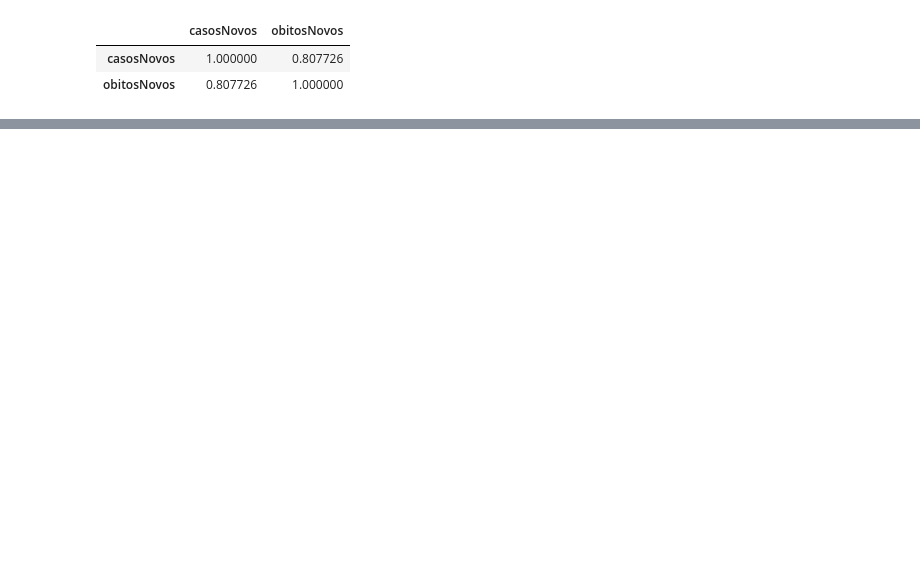
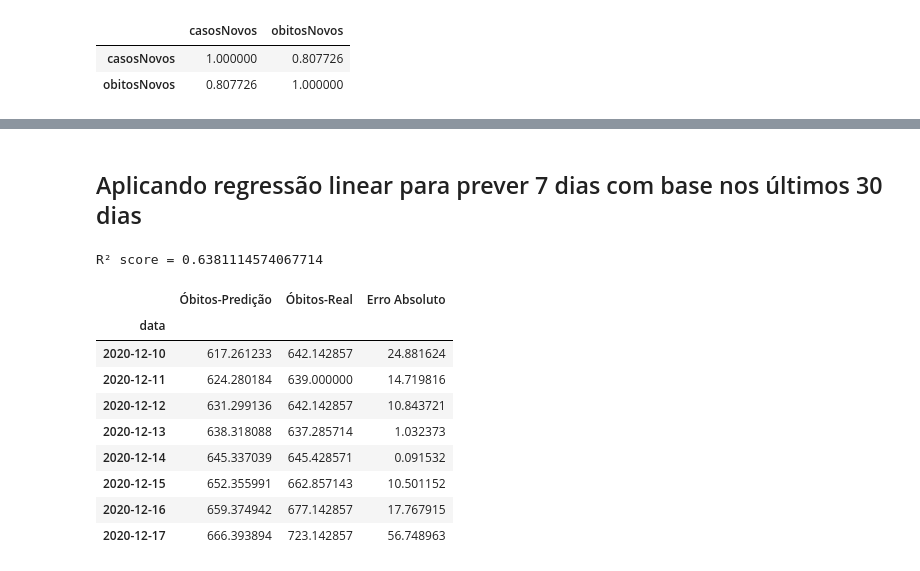
Before and after one commit to SilvioDaCol/Analise_COVID19, a Jupyter notebook: Analysis_II.ipynb, the cells around one changed output, grey strips where cells are left out. Cells and saved outputs as stored; diff of their text form; code cells hidden in the pictures; blank space fills up the shorter version.

```diff
--- a/Analysis_II.ipynb
+++ b/Analysis_II.ipynb
@@ -118,0 +162,30 @@ Pode-se notar uma alta correlação como era de se esperar.
+# %% [markdown]
+## Aplicando regressão linear para prever 7 dias com base nos últimos 30 dias
+# %%
+regressor = LinearRegression()
+regressor.fit(X_train, y_train)
+
+print(f'R² score = {regressor.score(X_train, y_train)}')
+# %% [output]
+R² score = 0.6381114574067714
+# %%
+y_pred = regressor.predict(X_test)
+
+
+resultados = pd.DataFrame({
+    'Óbitos-Predição': y_pred,
+    'Óbitos-Real': y_test,
+    'Erro Absoluto': abs(y_pred - y_test)
+})
+resultados
+# %% [output]
+|  | Óbitos-Predição | Óbitos-Real | Erro Absoluto |
+| data |  |  |  |
+| 2020-12-10 | 617.261233 | 642.142857 | 24.881624 |
+| 2020-12-11 | 624.280184 | 639.000000 | 14.719816 |
+| 2020-12-12 | 631.299136 | 642.142857 | 10.843721 |
+| 2020-12-13 | 638.318088 | 637.285714 | 1.032373 |
+| 2020-12-14 | 645.337039 | 645.428571 | 0.091532 |
+| 2020-12-15 | 652.355991 | 662.857143 | 10.501152 |
+| 2020-12-16 | 659.374942 | 677.142857 | 17.767915 |
+| 2020-12-17 | 666.393894 | 723.142857 | 56.748963 |
```
Also changed, not shown: parts of 12 cells of this notebook.
